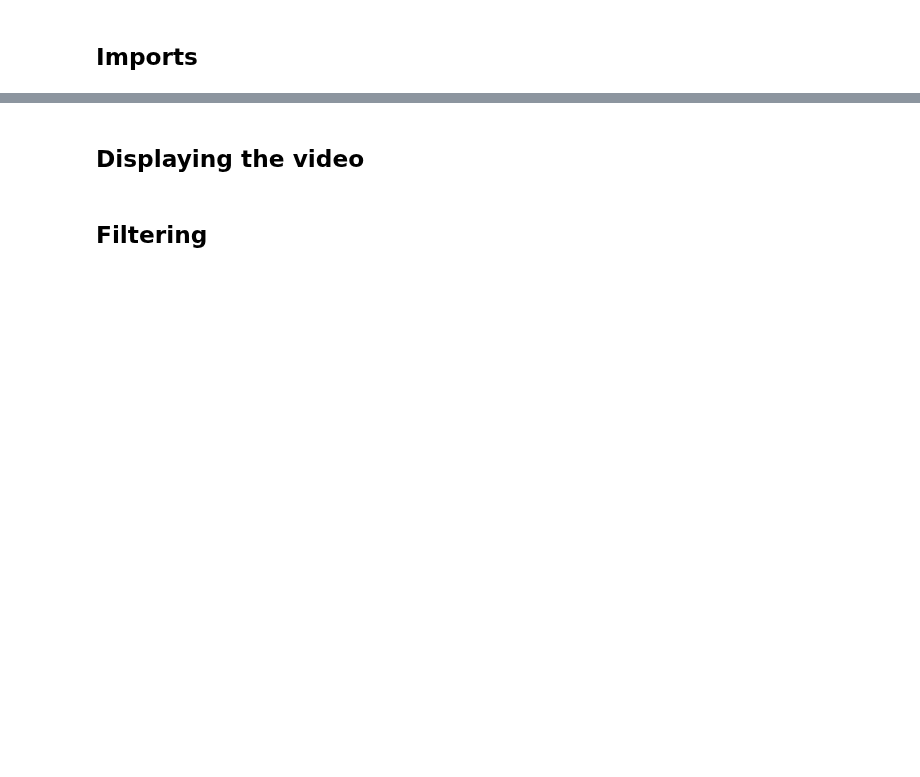
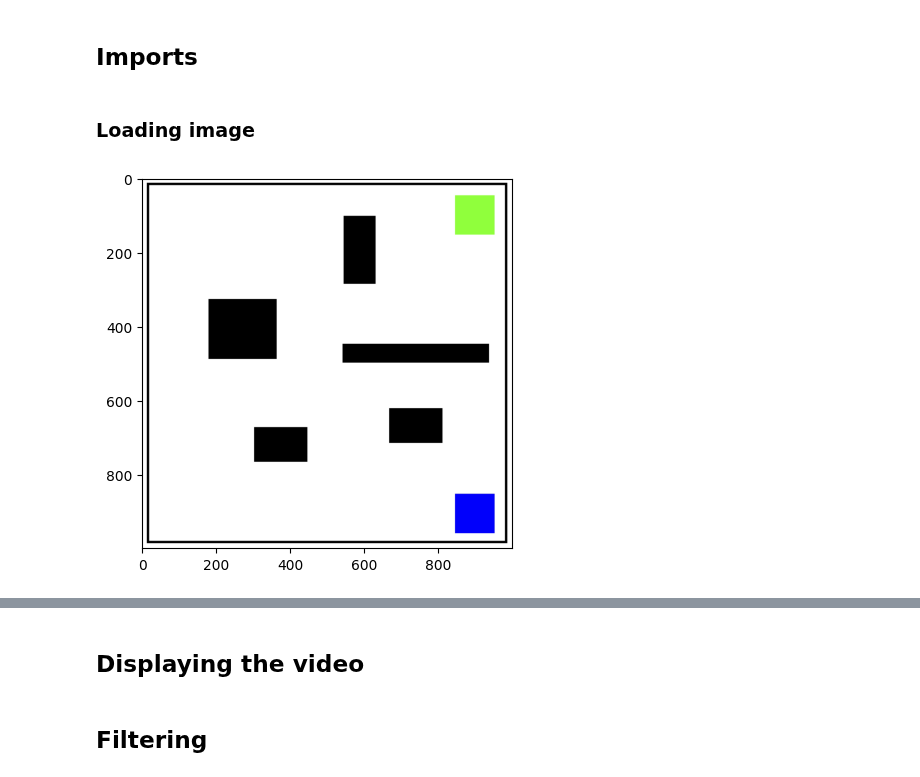
Before and after one commit to Armonis5/ThymioMob, a Jupyter notebook: vision.ipynb, the cells around one changed output, grey strips where cells are left out. Drawn from its saved outputs; the diff is of its cells as text; code cells hidden in the pictures; blank space fills up the shorter version.

```diff
--- a/vision.ipynb
+++ b/vision.ipynb
@@ -9 +14,18 @@ import cv2
 import time
+# %% [markdown]
+### Loading image
+# %%
+# Load the image
+image = cv2.imread('map_mobilerobotics.jpeg')
+
+#Resize this image to 1mx1m
+image = cv2.resize(image, (1000, 1000))
+
+# Convert the image from BGR to RGB
+image = cv2.cvtColor(image, cv2.COLOR_BGR2RGB)
+
+# Display the image
+plt.imshow(image)
+plt.show()
+# %% [output]
+[figure, added]
```
Also changed, not shown: parts of 9 cells of this notebook, 2 other files.
